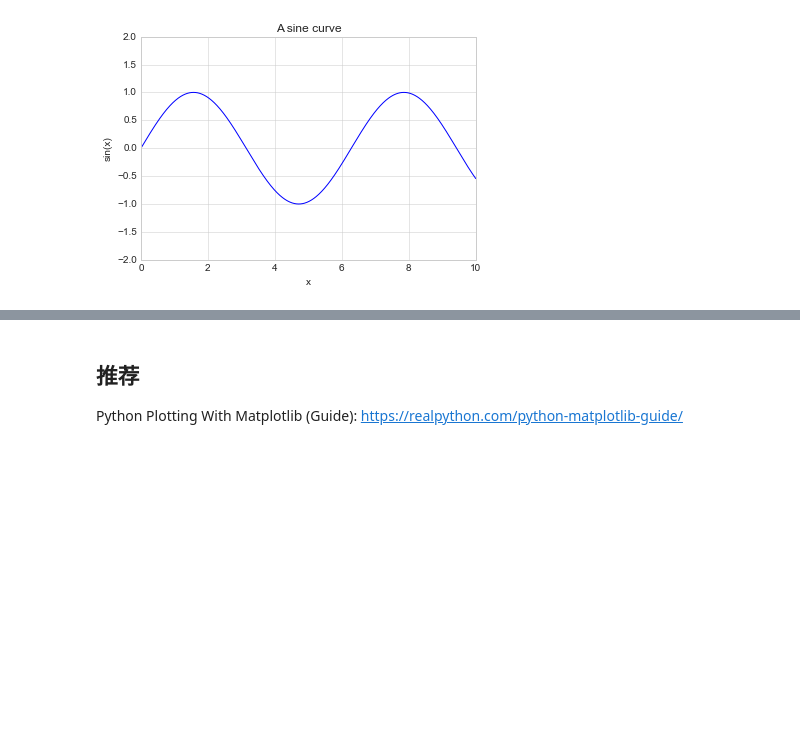
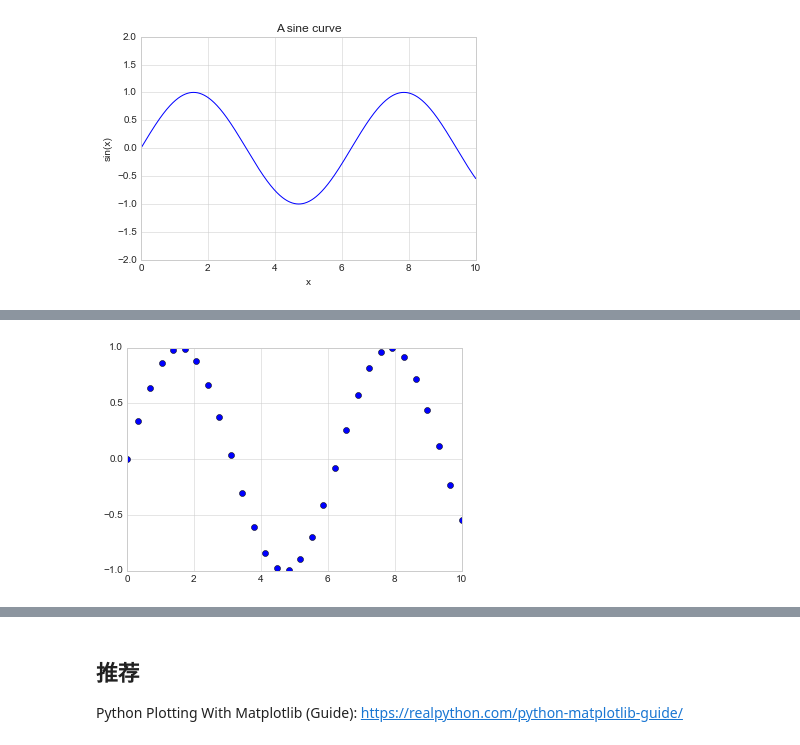
Before and after one commit to AndyFree96/Awesome-Notes, a Jupyter notebook: Books/Python数据科学手册/4.Matplotlib可视化.ipynb, the cells around one changed output, grey strips where cells are left out. Drawn from its saved outputs; the diff is of its cells as text; code cells hidden in the pictures; blank space fills up the shorter version.

```diff
--- a/Books/Python数据科学手册/4.Matplotlib可视化.ipynb
+++ b/Books/Python数据科学手册/4.Matplotlib可视化.ipynb
@@ -264,0 +277,4 @@ ax.set(xlim=(0, 10), ylim=(-2,2),xlabel="x", ylabel="sin(x)", title="A sine curv
+# %%
+plt.plot(x, np.sin(x), 'o');
+# %% [output]
+[figure, added]
```
Also changed, not shown: parts of 27 cells of this notebook.
